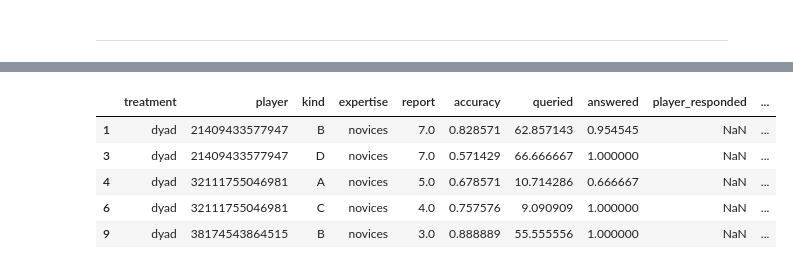
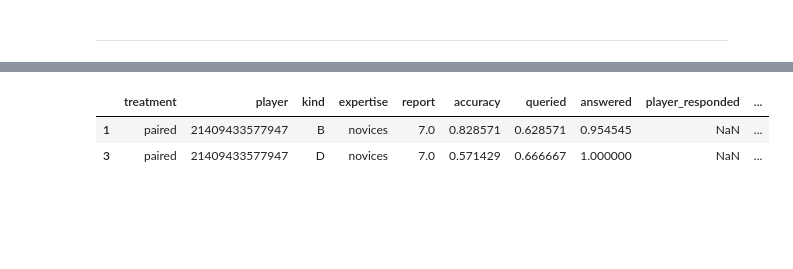
Before and after one commit to EAndrade-Lotero/SPUoDLL, a Jupyter notebook: Figures.ipynb, the cells around one changed output, grey strips where cells are left out. Saved outputs shown, nothing was run; the diff lists cells and outputs as text; code cells hidden in the pictures; blank space fills up the shorter version.

```diff
--- a/Figures.ipynb
+++ b/Figures.ipynb
@@ -425,11 +429,11 @@ Reports on category understanding by novices. Top left and right: report vs. cla
 # %%
 reporte_comprension = pd.read_csv('rep-understanding.csv')
 df_novatos_single = filter_variables(reporte_comprension, {
-    'treatment==':'single',
+    'treatment==':'solo',
     'expertise==':'novices'
 })
 df_novatos_parejas = filter_variables(reporte_comprension, {
-    'treatment==':'dyad',
+    'treatment==':'paired',
     'expertise==':'novices'
 })
 # %%
@@ -446,14 +450,11 @@ max      100.000000
 Name: queried, dtype: float64
 # %%
 df_novatos_parejas['use_grp'] = pd.cut(df_novatos_parejas['queried'],
-                                   bins=[0, 14, 40, 76, 100],
+                                   bins=[0, .1, .32, .7, 1],
                                    include_lowest=True,
                                    labels=['very low', 'low', 'mid', 'high'])
-df_novatos_parejas.head()
+df_novatos_parejas.head(2)
 # %% [output]
 |  | treatment | player | kind | expertise | report | accuracy | queried | answered | player_responded | ... |
-| 1 | dyad | 21409433577947 | B | novices | 7.0 | 0.828571 | 62.857143 | 0.954545 | NaN | ... |
-| 3 | dyad | 21409433577947 | D | novices | 7.0 | 0.571429 | 66.666667 | 1.000000 | NaN | ... |
-| 4 | dyad | 32111755046981 | A | novices | 5.0 | 0.678571 | 10.714286 | 0.666667 | NaN | ... |
-| 6 | dyad | 32111755046981 | C | novices | 4.0 | 0.757576 | 9.090909 | 1.000000 | NaN | ... |
-| 9 | dyad | 38174543864515 | B | novices | 3.0 | 0.888889 | 55.555556 | 1.000000 | NaN | ... |
+| 1 | paired | 21409433577947 | B | novices | 7.0 | 0.828571 | 0.628571 | 0.954545 | NaN | ... |
+| 3 | paired | 21409433577947 | D | novices | 7.0 | 0.571429 | 0.666667 | 1.000000 | NaN | ... |
```
Also changed, not shown: parts of 13 cells of this notebook, 6 other files.
